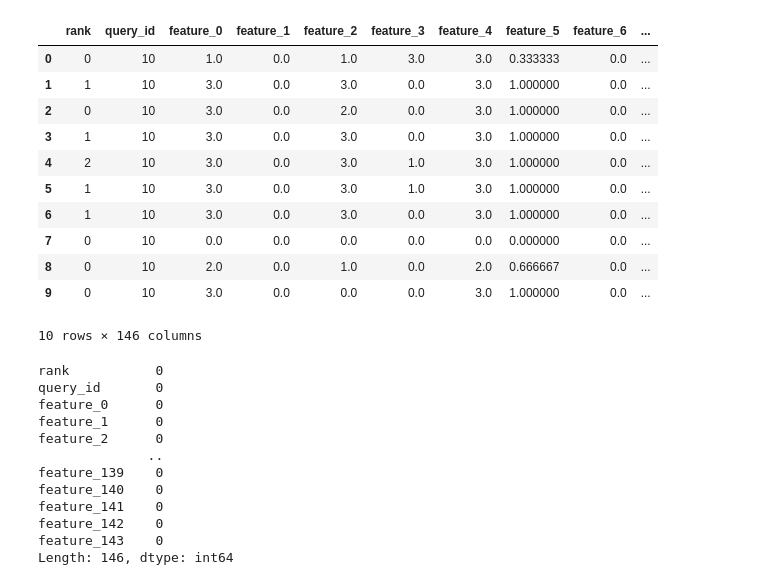
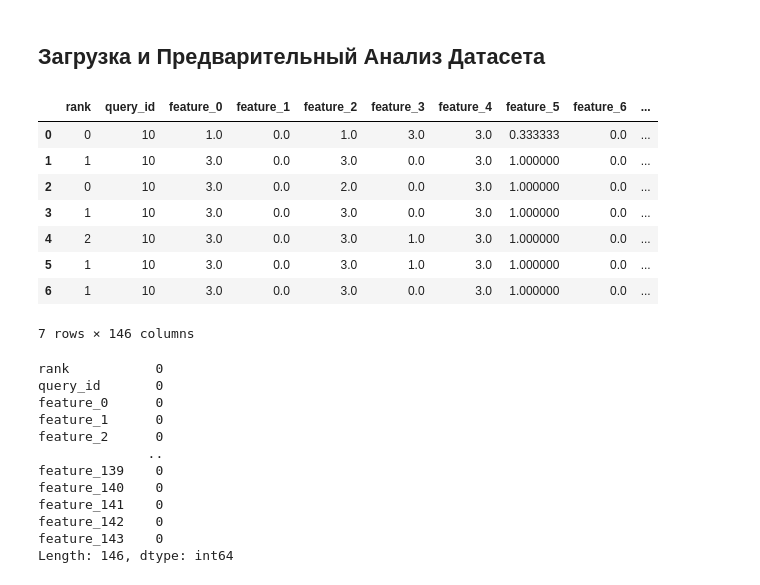
Before and after one commit to Tikhon-Radkevich/VK-Techno-Test, a Jupyter notebook: data_analysing.ipynb, the cells around one changed output. Drawn from its saved outputs; the diff is of its cells as text; code cells hidden in the pictures.

```diff
--- a/playground.ipynb
+++ b/data_analysing.ipynb
@@ -1,2 +18,4 @@
+# %% [markdown]
+## Загрузка и Предварительный Анализ Датасета
 # %%
 import pandas as pd
@@ -8,20 +26,17 @@ import matplotlib.pyplot as plt
 data_path = "data/intern_task.csv"
 # %%
 df = pd.read_csv(data_path)
-df.head(10)
+df.head(7)
 # %% [output]
 |  | rank | query_id | feature_0 | feature_1 | feature_2 | feature_3 | feature_4 | feature_5 | feature_6 | ... |
 | 0 | 0 | 10 | 1.0 | 0.0 | 1.0 | 3.0 | 3.0 | 0.333333 | 0.0 | ... |
 | 1 | 1 | 10 | 3.0 | 0.0 | 3.0 | 0.0 | 3.0 | 1.000000 | 0.0 | ... |
 | 2 | 0 | 10 | 3.0 | 0.0 | 2.0 | 0.0 | 3.0 | 1.000000 | 0.0 | ... |
 | 3 | 1 | 10 | 3.0 | 0.0 | 3.0 | 0.0 | 3.0 | 1.000000 | 0.0 | ... |
 | 4 | 2 | 10 | 3.0 | 0.0 | 3.0 | 1.0 | 3.0 | 1.000000 | 0.0 | ... |
 | 5 | 1 | 10 | 3.0 | 0.0 | 3.0 | 1.0 | 3.0 | 1.000000 | 0.0 | ... |
 | 6 | 1 | 10 | 3.0 | 0.0 | 3.0 | 0.0 | 3.0 | 1.000000 | 0.0 | ... |
-| 7 | 0 | 10 | 0.0 | 0.0 | 0.0 | 0.0 | 0.0 | 0.000000 | 0.0 | ... |
-| 8 | 0 | 10 | 2.0 | 0.0 | 1.0 | 0.0 | 2.0 | 0.666667 | 0.0 | ... |
-| 9 | 0 | 10 | 3.0 | 0.0 | 0.0 | 0.0 | 3.0 | 1.000000 | 0.0 | ... |
-10 rows × 146 columns
+7 rows × 146 columns
 # %%
 df.isna().sum()
 # df.isna().sum().sum()
```
Also changed, not shown: parts of 23 cells of this notebook.
